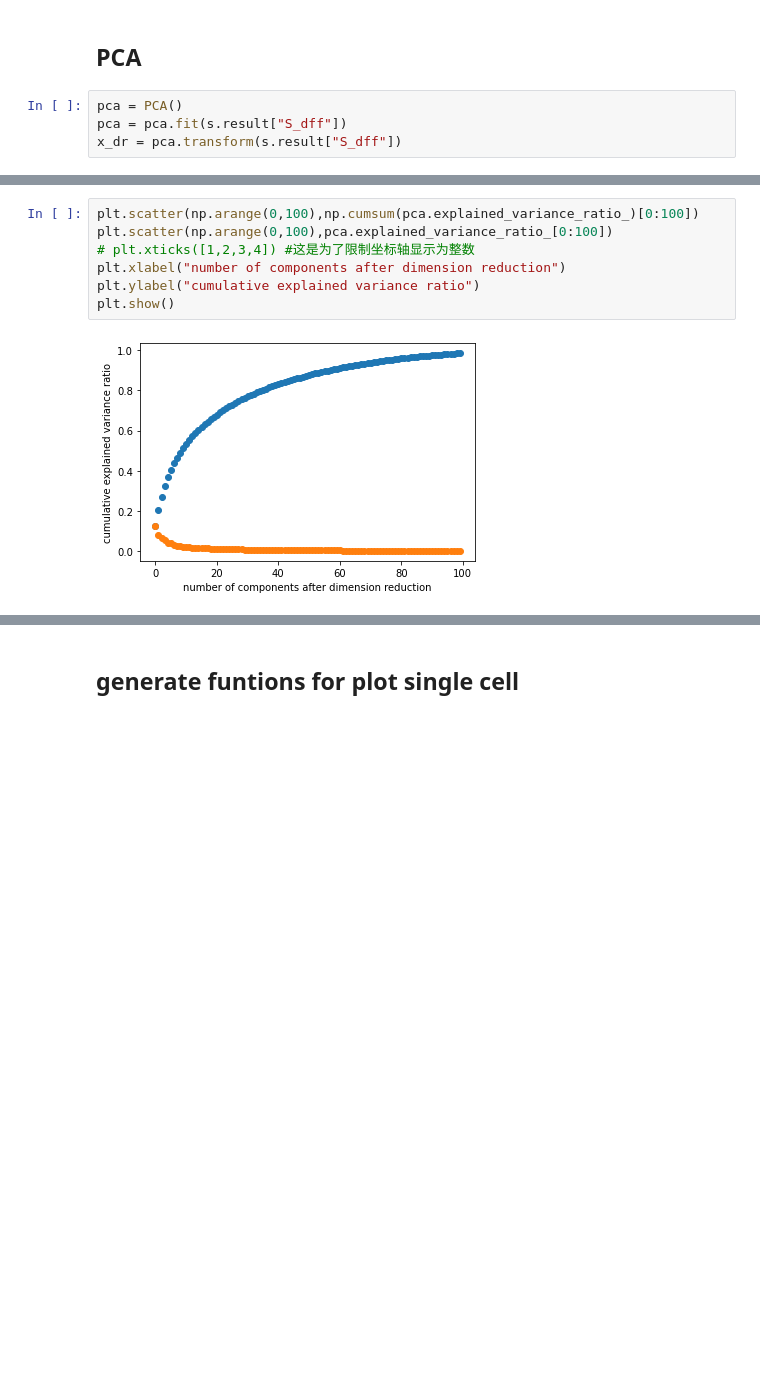
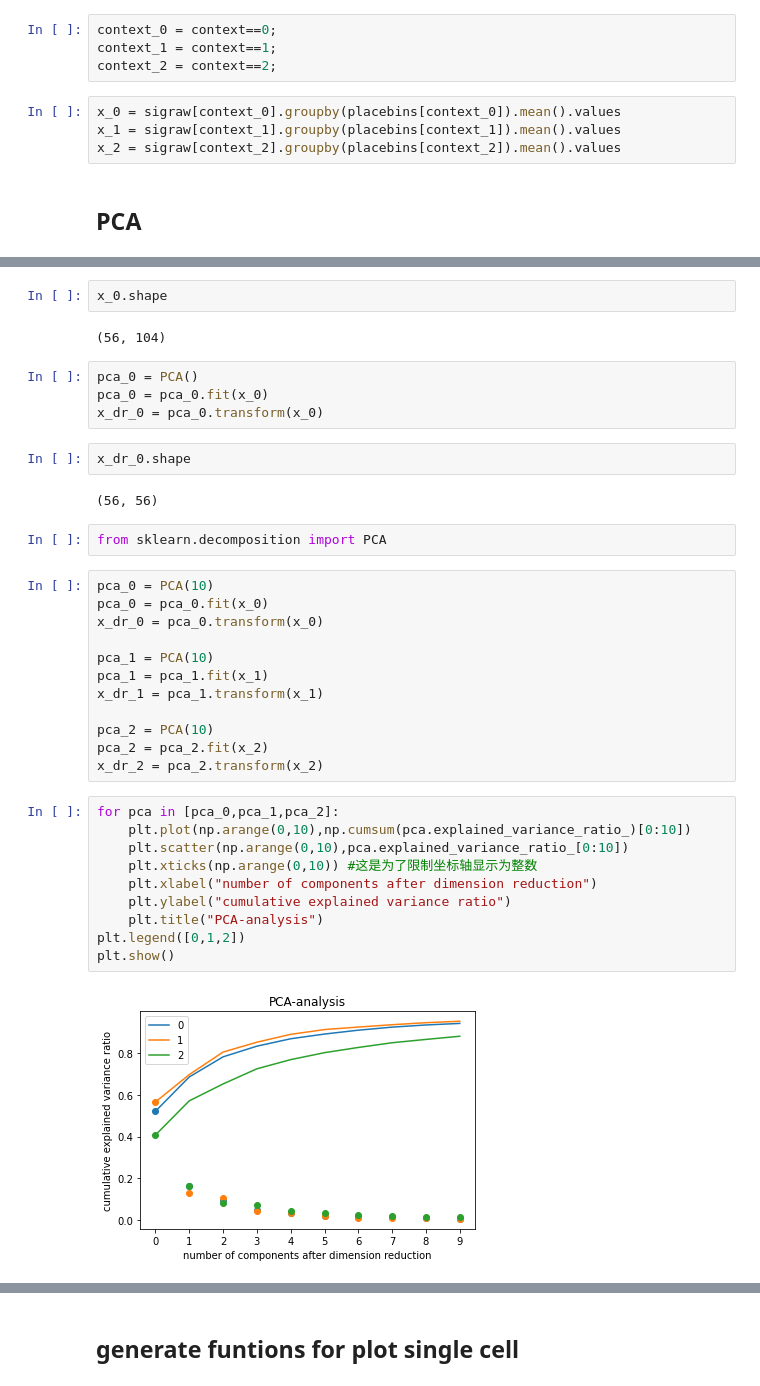
Before and after one commit to SabriQ/g_mylab, a Jupyter notebook: developing/population_analysis/pca.ipynb, the cells around one changed output, grey strips where cells are left out. Drawn from its saved outputs; the diff is of its cells as text; blank space fills up the shorter version.

```diff
--- a/developing/population_analysis/pca.ipynb
+++ b/developing/population_analysis/pca.ipynb
@@ -36,6 +80,10 @@ s.result["sigraw"].shape
+# %%
+context_0 = context==0;
+context_1 = context==1;
+context_2 = context==2;
+# %%
+x_0 = sigraw[context_0].groupby(placebins[context_0]).mean().values
+x_1 = sigraw[context_1].groupby(placebins[context_1]).mean().values
+x_2 = sigraw[context_2].groupby(placebins[context_2]).mean().values
 # %% [markdown]
 ## PCA
-# %%
-pca = PCA()
-pca = pca.fit(s.result["S_dff"])
-x_dr = pca.transform(s.result["S_dff"])
@@ -47,9 +90,38 @@ array([0.15945254, 0.28466828, 0.37140884, 0.4372826 , 0.48570775,
+# %%
+x_0.shape
+# %% [output]
+(56, 104)
+# %%
+pca_0 = PCA()
+pca_0 = pca_0.fit(x_0)
+x_dr_0 = pca_0.transform(x_0)
+# %%
+x_dr_0.shape
+# %% [output]
+(56, 56)
+# %%
+from sklearn.decomposition import PCA
+# %%
+pca_0 = PCA(10)
+pca_0 = pca_0.fit(x_0)
+x_dr_0 = pca_0.transform(x_0)
+
+pca_1 = PCA(10)
+pca_1 = pca_1.fit(x_1)
+x_dr_1 = pca_1.transform(x_1)
+
+pca_2 = PCA(10)
+pca_2 = pca_2.fit(x_2)
+x_dr_2 = pca_2.transform(x_2)
 # %%
-plt.scatter(np.arange(0,100),np.cumsum(pca.explained_variance_ratio_)[0:100])
-plt.scatter(np.arange(0,100),pca.explained_variance_ratio_[0:100])
-# plt.xticks([1,2,3,4]) #这是为了限制坐标轴显示为整数
-plt.xlabel("number of components after dimension reduction")
-plt.ylabel("cumulative explained variance ratio")
+for pca in [pca_0,pca_1,pca_2]:
+    plt.plot(np.arange(0,10),np.cumsum(pca.explained_variance_ratio_)[0:10])
+    plt.scatter(np.arange(0,10),pca.explained_variance_ratio_[0:10])
+    plt.xticks(np.arange(0,10)) #这是为了限制坐标轴显示为整数
+    plt.xlabel("number of components after dimension reduction")
+    plt.ylabel("cumulative explained variance ratio")
+    plt.title("PCA-analysis")
+plt.legend([0,1,2])
 plt.show()
 # %% [output]
-[figure, old version]
+[figure, new version]
```
Also changed, not shown: parts of 11 cells of this notebook, 1 other file.
